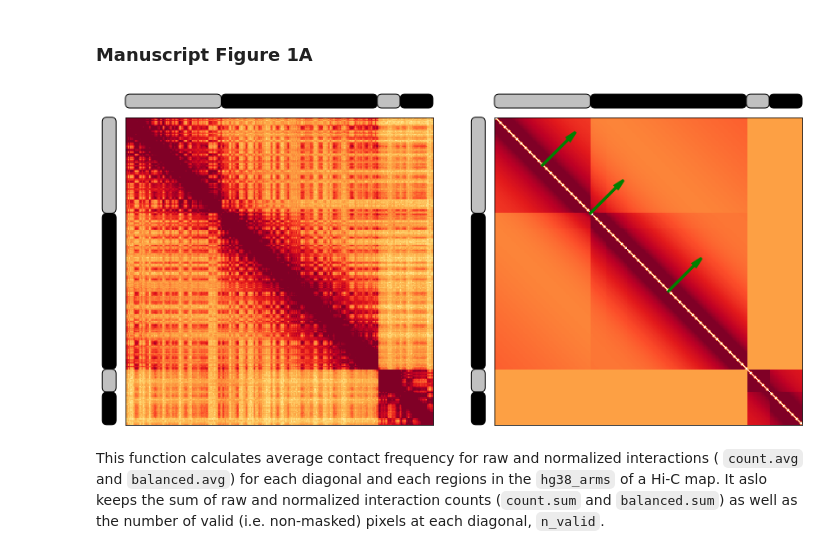
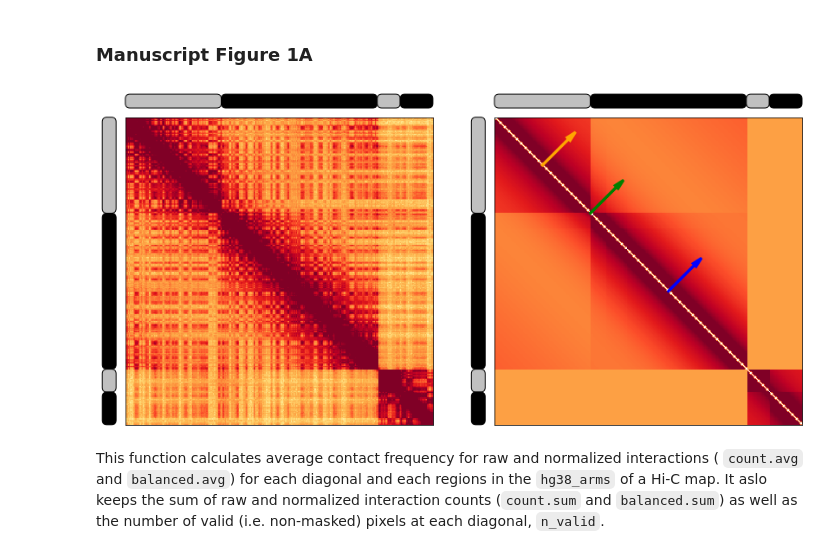
Before and after one commit to open2c/open2c_vignettes, a Jupyter notebook: cooltools_manuscript/contacts_vs_distance.ipynb, the cells around one changed output. Drawn from its saved outputs; the diff is of its cells as text; code cells hidden in the pictures.

Commit message:
add colors to arrows

```diff
--- a/cooltools_manuscript/contacts_vs_distance.ipynb
+++ b/cooltools_manuscript/contacts_vs_distance.ipynb
@@ -339,9 +337,11 @@ for ax in axs:
         )
 
 # draw 3 arrows:
+_mid_colors = ["orange","blue"]
+_end_colors = ["green"]
 arrow_len = 0.08*(iend - istart)
-for arm in hg38_arms.itertuples(index=False):
-    chrom, start, end, name = arm
+for arm in hg38_arms.itertuples(index=True):
+    idx, chrom, start, end, name = arm
     if chrom == "chr2":
         _start, _end = clr.extent((chrom,start,end))
         # adjust for the masked bins
@@ -349,9 +349,9 @@ for arm in hg38_arms.itertuples(index=False):
         _end = _end - mask[:_end].sum()
         # draw mid arrow:
         _mid = (_start + _end)/2
-        axs[1].arrow(_mid,_mid, dx=arrow_len, dy=-arrow_len, lw=3, head_width=4, head_length=9, fc="green", ec='green')
+        axs[1].arrow(_mid,_mid, dx=arrow_len, dy=-arrow_len, lw=3, head_width=4, head_length=9, fc=_mid_colors[idx], ec=_mid_colors[idx])
         if name == "chr2_p":
-            axs[1].arrow(_end,_end, dx=arrow_len, dy=-arrow_len, lw=3, head_width=4, head_length=9, fc="green", ec='green')
+            axs[1].arrow(_end,_end, dx=arrow_len, dy=-arrow_len, lw=3, head_width=4, head_length=9, fc=_end_colors[idx], ec=_end_colors[idx])
 
 # Draw chromosomal arms around heatmaps ...
 visible_size = (iend - istart - mask.sum())
@@ -370,34 +370,34 @@ for arm in hg38_arms.itertuples(index=True):
     _pad = 0.015
     for _ax in axs:
         # horizontal arms
         rect = mpl.patches.FancyBboxPatch(
             (_start*_trans_norm+_pad, 1+3*_pad),
             _len*_trans_norm-2*_pad,
             _pad,
             facecolor='black' if idx%2 else "silver",
             clip_on=False,
             linewidth = 1,
             boxstyle=mpl.patches.BoxStyle("Round", pad=_pad),
             transform=_ax.transAxes,
         )
         _ax.add_patch(rect)
 
         # vertical arms
         rect = mpl.patches.FancyBboxPatch(
             (-4*_pad, 1-_start*_trans_norm-_len*_trans_norm+_pad),
             _pad,
             _len*_trans_norm-2*_pad,
             facecolor='black' if idx%2 else "silver",
             clip_on=False,
             linewidth = 1,
             boxstyle=mpl.patches.BoxStyle("Round", pad=_pad),
             transform=_ax.transAxes,
         )
         _ax.add_patch(rect)
 
 # plt.savefig("expected_heatmap.pdf", bbox_inches="tight")
 # %% [output]
-[figure, old version]
+[figure, new version]
 # %%
 # cvd == contacts-vs-distance
 cvd = cooltools.expected_cis(
```
Also changed, not shown: parts of 2 cells of this notebook.
